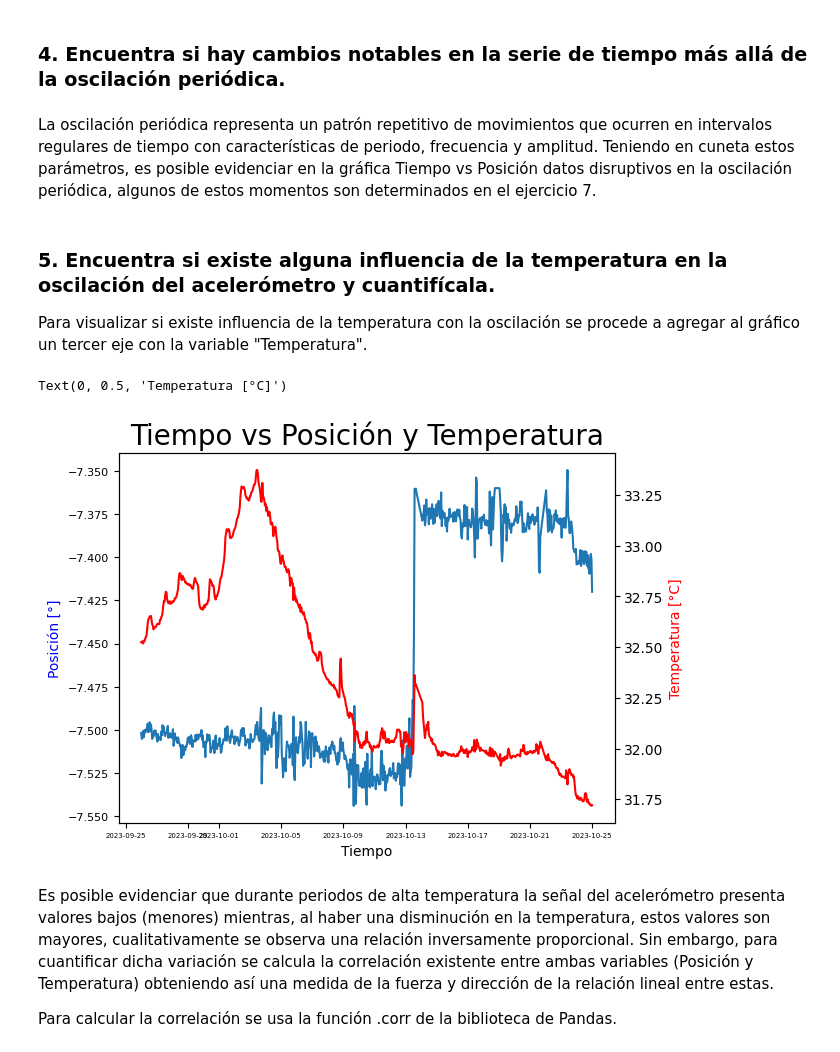
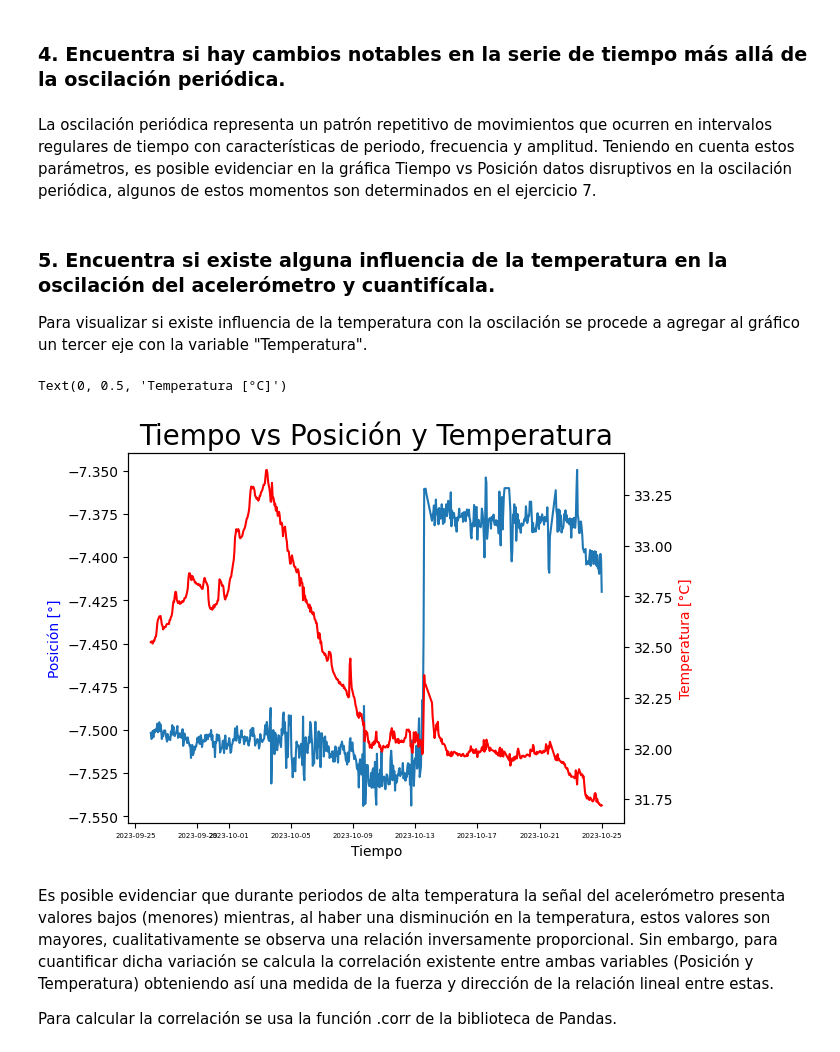
Before and after one commit to jdg16/solucion_giraldo_jupyter, a Jupyter notebook: prueba.ipynb, the cells around one changed output. Saved outputs shown, nothing was run; the diff lists cells and outputs as text; code cells hidden in the pictures.

```diff
--- a/prueba.ipynb
+++ b/prueba.ipynb
@@ -212,7 +237,7 @@ plt.show()
 # %% [markdown]
 ### 4. Encuentra si hay cambios notables en la serie de tiempo más allá de la oscilación periódica.
 # %% [markdown]
-La oscilación periódica representa un patrón repetitivo de movimientos que ocurren en intervalos regulares de tiempo con características de periodo, frecuencia y amplitud. Teniendo en cuneta estos parámetros, es posible evidenciar en la gráfica Tiempo vs Posición datos disruptivos en la oscilación periódica, algunos de estos momentos son determinados en el ejercicio 7.
+La oscilación periódica representa un patrón repetitivo de movimientos que ocurren en intervalos regulares de tiempo con características de periodo, frecuencia y amplitud. Teniendo en cuenta estos parámetros, es posible evidenciar en la gráfica Tiempo vs Posición datos disruptivos en la oscilación periódica, algunos de estos momentos son determinados en el ejercicio 7.
 # %% [markdown]
 ### 5. Encuentra si existe alguna influencia de la temperatura en la oscilación del acelerómetro y cuantifícala.
 
@@ -220,23 +245,29 @@ Para visualizar si existe influencia de la temperatura con la oscilación se pro
 # %%
 # Como se usara los datos de temperatura se procede a declarar una variable para esta columna
 Temperatura = df_acelero["Temperatura"]
-# Se gráfica la primera varibble que en este cao es Posición
+
+# Se gráfica la primera variable que en este caso es Posición
 fig, axes = plt.subplots()
-axes.plot(Tiempo, Posicion)  # Eje x "Tiempo", eje y "Posición"
+
+ # Eje x "Tiempo", eje y "Posición"
+axes.plot(Tiempo, Posicion)
+
+# Asignación de titulo al gráfico
 axes.set_title(
     "Tiempo vs Posición y Temperatura", fontsize=20
-)  # Asignación de titulo al gráfico
-axes.set_xlabel("Tiempo")  # Etiqueta del eje x
+)
+axes.set_xlabel("Tiempo")                   # Etiqueta del eje x
 axes.set_ylabel("Posición [°]", color="b")  # Etiqueta del primer eje y en color azul
-plt.xticks(fontsize=5)  # Tamaño de letra rangos en eje x
-plt.yticks(fontsize=8)  # Tamaño de letra rangos en eje y
-# Se gráfica la segunda varibble que en este cao es Temperatura
+plt.xticks(fontsize=5)                      # Tamaño de letra rangos en eje x
+
+# Se gráfica la segunda variable que en este caso es Temperatura
 twin_axes = axes.twinx()
-twin_axes.plot(Tiempo, Temperatura, "r")  # Eje x "Tiempo", eje y "Posición"
+
+twin_axes.plot(Tiempo, Temperatura, "r")             # Eje x "Tiempo", eje y "Posición"
 twin_axes.set_ylabel("Temperatura [°C]", color="r")  # Etiqueta del segundo eje y en color rojo
 # %% [output]
 Text(0, 0.5, 'Temperatura [°C]')
-[figure, old version]
+[figure, new version]
 # %% [markdown]
 Es posible evidenciar que durante periodos de alta temperatura la señal del acelerómetro presenta valores bajos (menores) mientras, al haber una disminución en la temperatura, estos valores son mayores, cualitativamente se observa una relación inversamente proporcional. Sin embargo, para cuantificar dicha variación se calcula la correlación existente entre ambas variables (Posición y Temperatura) obteniendo así una medida de la fuerza y dirección de la relación lineal entre estas.
 
```
Also changed, not shown: parts of 20 cells of this notebook.
